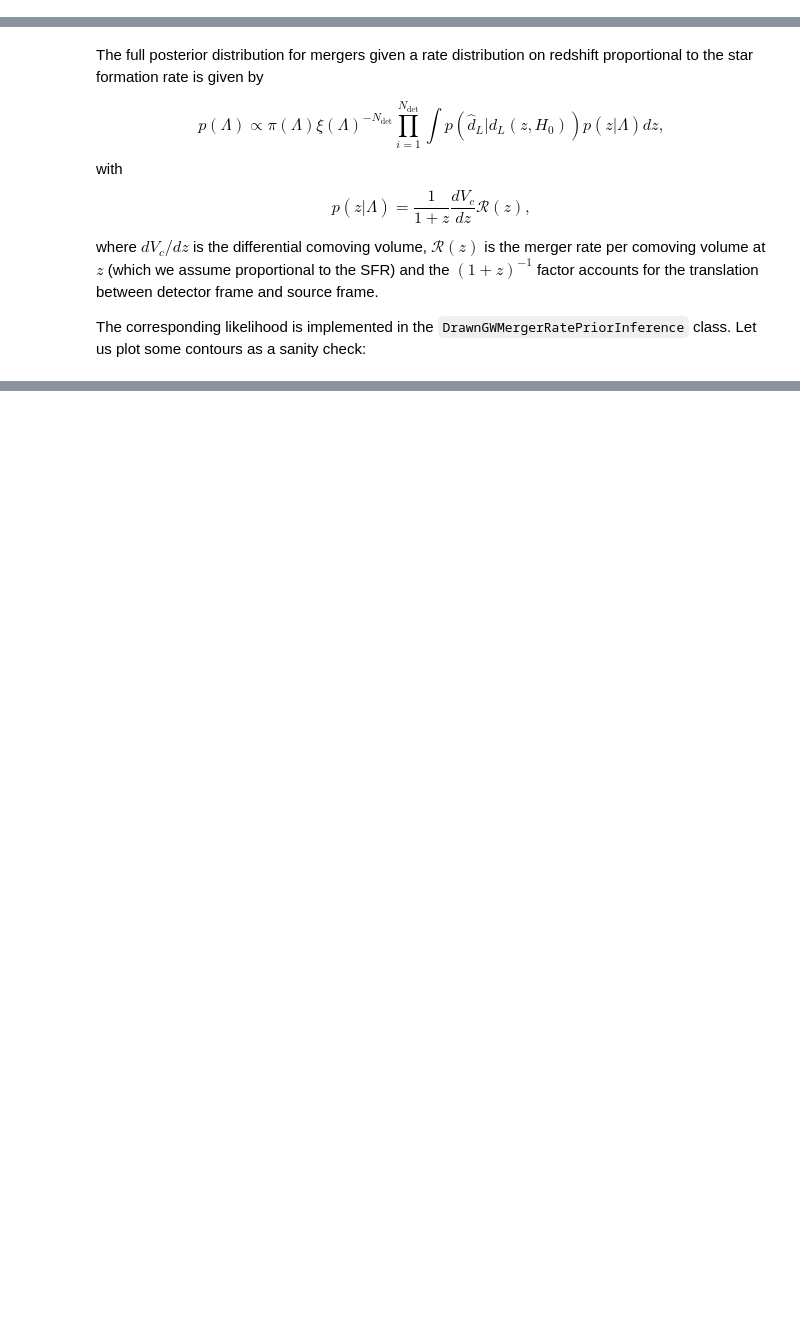
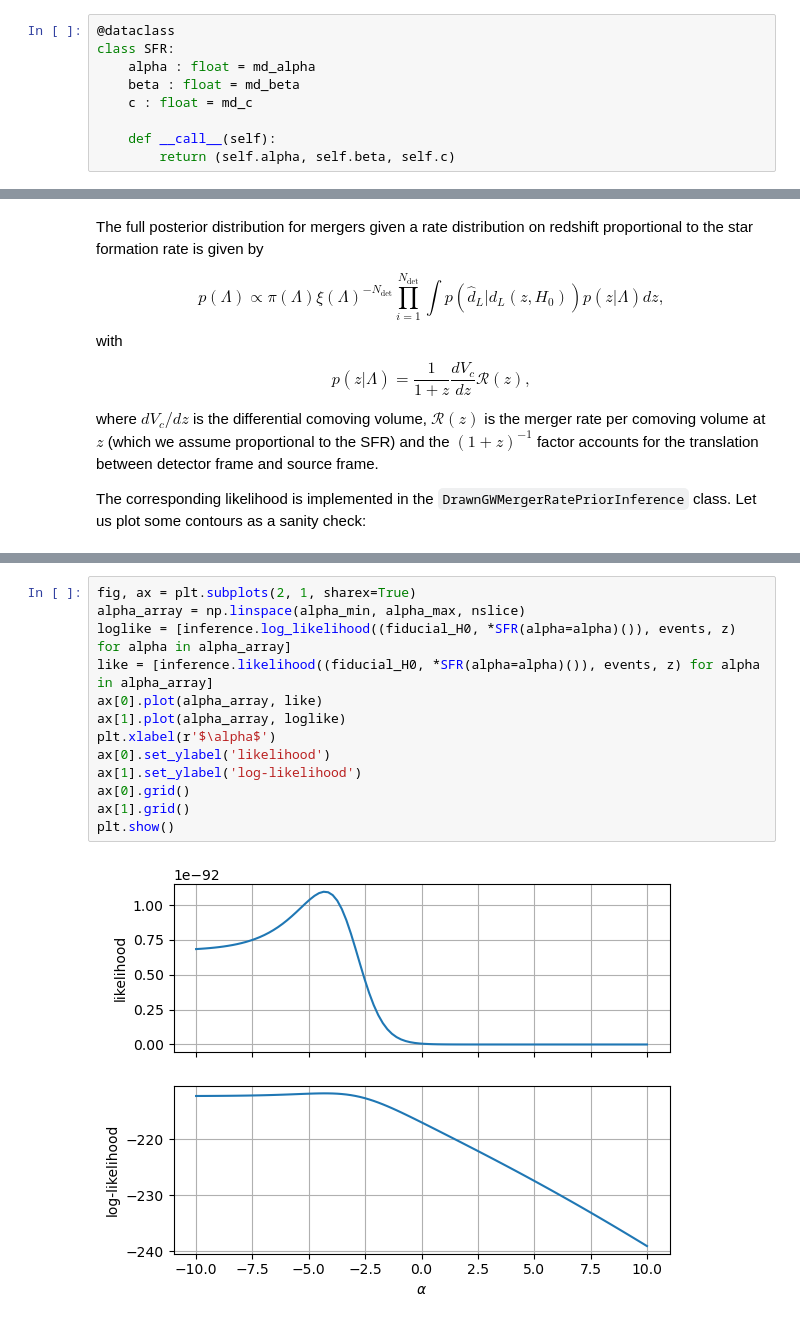
Before and after one commit to binado/standard-sirens, a Jupyter notebook: src/population_prior.ipynb, the cells around one changed output, grey strips where cells are left out. Cells and saved outputs as stored; diff of their text form; blank space fills up the shorter version.

```diff
--- a/src/population_prior.ipynb
+++ b/src/population_prior.ipynb
@@ -23,3 +27,12 @@ samples = sample_from_func(n, merger_rate, z, *md_args)
+# %%
+@dataclass
+class SFR:
+    alpha : float = md_alpha
+    beta : float = md_beta
+    c : float = md_c
+
+    def __call__(self):
+        return (self.alpha, self.beta, self.c)
 # %%
 plt.plot(z, md_merger_rate, label='Madau-Dickinson')
 plt.hist(samples, bins=bins, density=True, label="Sampled distribution")
@@ -78,0 +103,15 @@ plt.show()
+# %%
+fig, ax = plt.subplots(2, 1, sharex=True)
+alpha_array = np.linspace(alpha_min, alpha_max, nslice)
+loglike = [inference.log_likelihood((fiducial_H0, *SFR(alpha=alpha)()), events, z) for alpha in alpha_array]
+like = [inference.likelihood((fiducial_H0, *SFR(alpha=alpha)()), events, z) for alpha in alpha_array]
+ax[0].plot(alpha_array, like)
+ax[1].plot(alpha_array, loglike)
+plt.xlabel(r'$\alpha$')
+ax[0].set_ylabel('likelihood')
+ax[1].set_ylabel('log-likelihood')
+ax[0].grid()
+ax[1].grid()
+plt.show()
+# %% [output]
+[figure, added]
```
Also changed, not shown: parts of 11 cells of this notebook.
